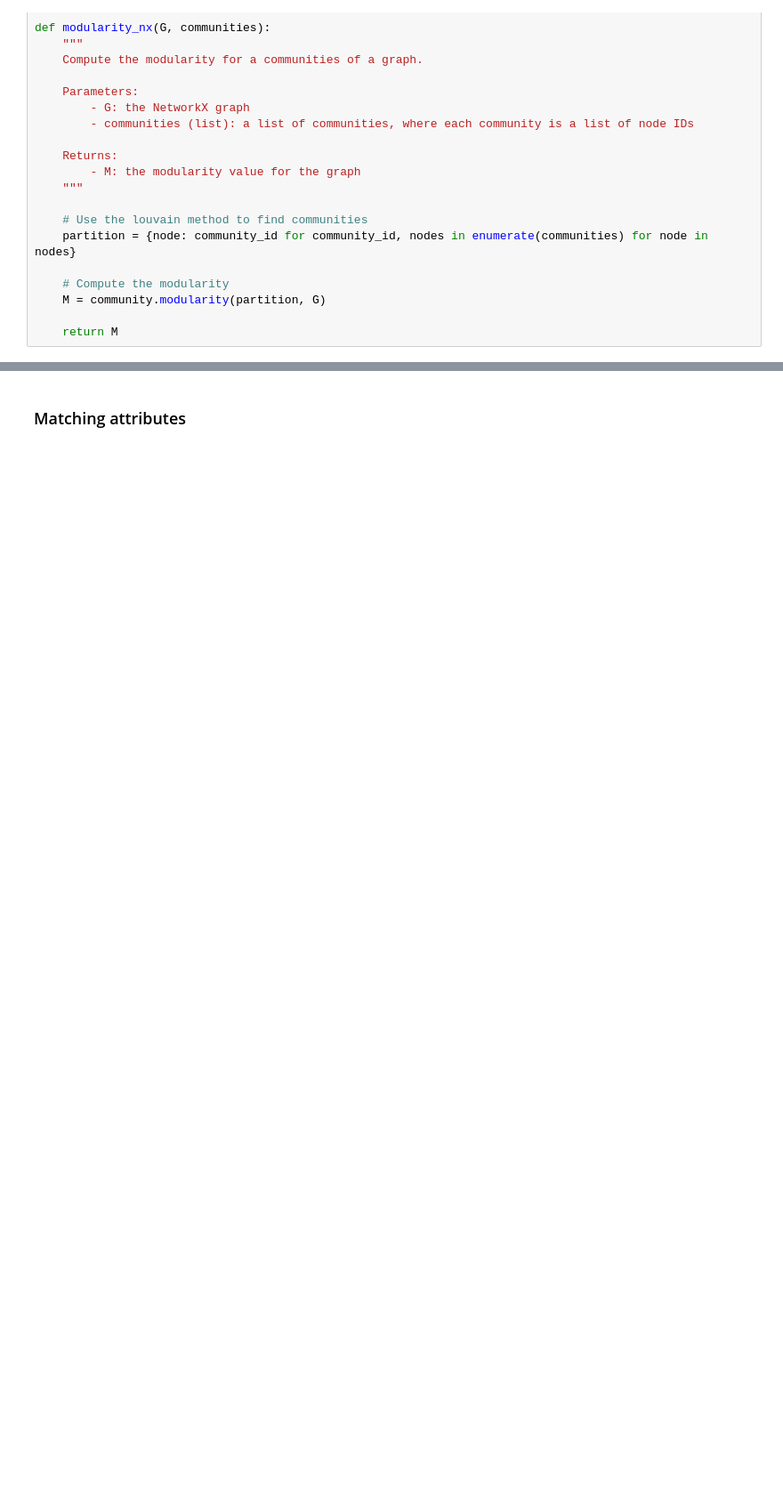
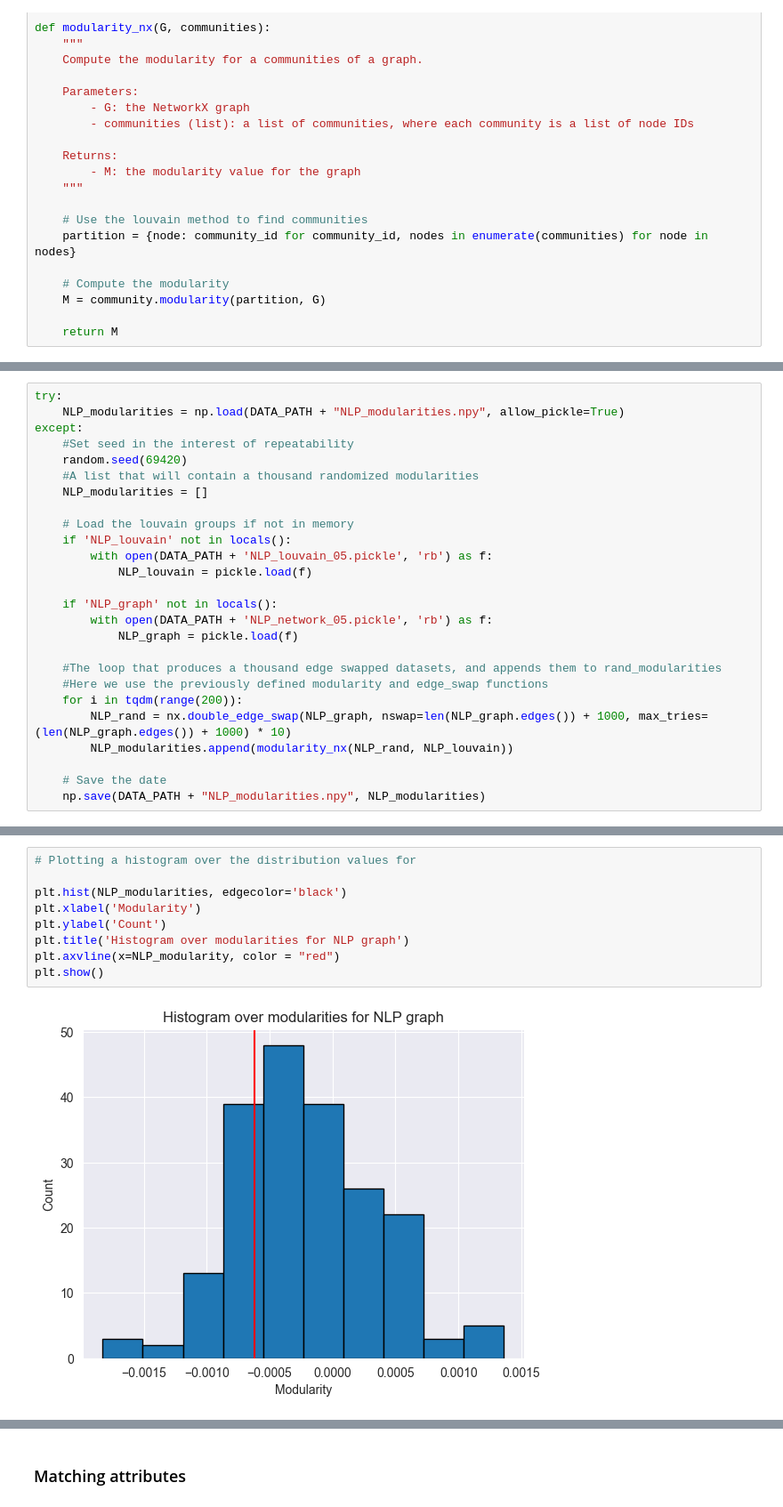
Before and after one commit to davidAlvaBro/comsocsci_final_proj, a Jupyter notebook: Explainer_notebook.ipynb, the cells around one changed output, grey strips where cells are left out. Shown at 89% size. Cells and saved outputs as stored; diff of their text form; blank space fills up the shorter version.

```diff
--- a/Explainer_notebook.ipynb
+++ b/Explainer_notebook.ipynb
@@ -981,0 +901,26 @@ TypeError: Population must be a sequence.  For dicts or sets, use sorted(d).
+# %%
+try:
+    NLP_modularities = np.load(DATA_PATH + "NLP_modularities.npy", allow_pickle=True)
+except:
+    #Set seed in the interest of repeatability
+    random.seed(69420)
+    #A list that will contain a thousand randomized modularities
+    NLP_modularities = []
+
+    # Load the louvain groups if not in memory
+    if 'NLP_louvain' not in locals():
+        with open(DATA_PATH + 'NLP_louvain_05.pickle', 'rb') as f:
+            NLP_louvain = pickle.load(f)
+
+    if 'NLP_graph' not in locals():
+        with open(DATA_PATH + 'NLP_network_05.pickle', 'rb') as f:
+            NLP_graph = pickle.load(f)
+
+    #The loop that produces a thousand edge swapped datasets, and appends them to rand_modularities
+    #Here we use the previously defined modularity and edge_swap functions
+    for i in tqdm(range(200)):
+        NLP_rand = nx.double_edge_swap(NLP_graph, nswap=len(NLP_graph.edges()) + 1000, max_tries=(len(NLP_graph.edges()) + 1000) * 10)
+        NLP_modularities.append(modularity_nx(NLP_rand, NLP_louvain))
+
+    # Save the date
+    np.save(DATA_PATH + "NLP_modularities.npy", NLP_modularities)
@@ -981,0 +958,11 @@ TypeError: Population must be a sequence.  For dicts or sets, use sorted(d).
+# %%
+# Plotting a histogram over the distribution values for
+
+plt.hist(NLP_modularities, edgecolor='black')
+plt.xlabel('Modularity')
+plt.ylabel('Count')
+plt.title('Histogram over modularities for NLP graph')
+plt.axvline(x=NLP_modularity, color = "red")
+plt.show()
+# %% [output]
+[figure, added]
```
Also changed, not shown: parts of 37 cells of this notebook.
